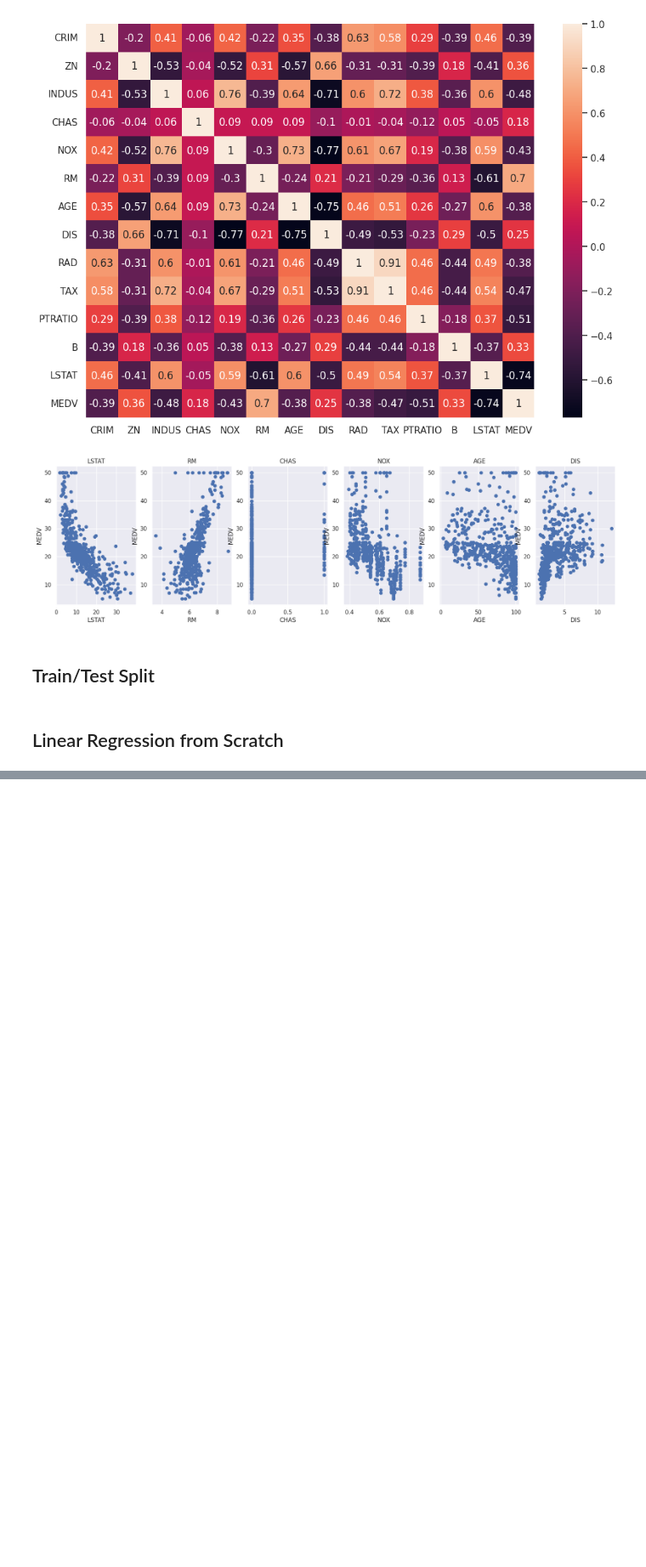
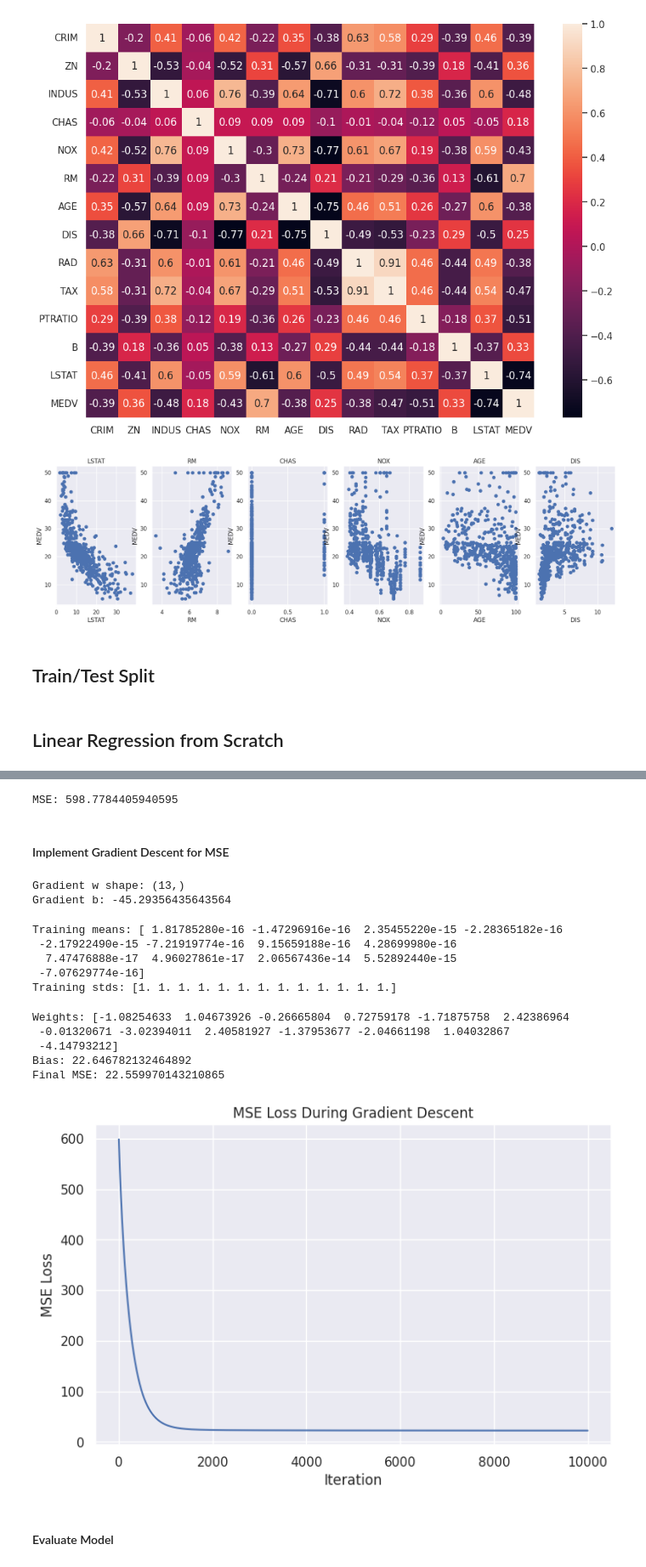
Before and after one commit to shrutig10/ml-algorithms-from-scratch, a Jupyter notebook: linear_regression/linear_regression.ipynb, the cells around one changed output, grey strips where cells are left out. Shown at 85% size. Saved outputs shown, nothing was run; the diff lists cells and outputs as text; code cells hidden in the pictures; blank space fills up the shorter version.

```diff
--- a/linear_regression/linear_regression.ipynb
+++ b/linear_regression/linear_regression.ipynb
@@ -149,0 +154,33 @@ b: 0.0
+# %%
+def mse_loss(y_true, y_pred):
+    return np.mean((y_pred - y_true) ** 2)
+
+# Test the MSE loss function
+
+loss = mse_loss(y_train, y_pred)
+
+print("MSE:", loss)
+# %% [output]
+MSE: 598.7784405940595
+# %% [markdown]
+#### Implement Gradient Descent for MSE
+# %%
+# Calculates the gradient of the mean squared error loss with respect to the weights and bias
+
+def mse_gradient(X, y_true, y_pred):
+    n = len(y_true)
+
+    error = y_pred - y_true
+
+    grad_w = (2 / n) * (X.T @ error)
+    grad_b = (2 / n) * np.sum(error)
+
+    return grad_w, grad_b
+
+grad_w, grad_b = mse_gradient(X_train, y_train, y_pred)
+
+print("Gradient w shape:", grad_w.shape)
+print("Gradient b:", grad_b)
+# %% [output]
+Gradient w shape: (13,)
+Gradient b: -45.29356435643564
@@ -149,0 +212,46 @@ b: 0.0
+# %%
+# Standardize Features (Avoids blowing up the gradients)
+
+X_mean = np.mean(X_train, axis=0)
+X_std = np.std(X_train, axis=0)
+
+X_train_scaled = (X_train - X_mean) / X_std
+X_test_scaled = (X_test - X_mean) / X_std
+
+print("Training means:", np.mean(X_train_scaled, axis=0))
+print("Training stds:", np.std(X_train_scaled, axis=0))
+# %% [output]
+Training means: [ 1.81785280e-16 -1.47296916e-16  2.35455220e-15 -2.28365182e-16
+ -2.17922490e-15 -7.21919774e-16  9.15659188e-16  4.28699980e-16
+  7.47476888e-17  4.96027861e-17  2.06567436e-14  5.52892440e-15
+ -7.07629774e-16]
+Training stds: [1. 1. 1. 1. 1. 1. 1. 1. 1. 1. 1. 1. 1.]
+# %%
+# Run training loop for MSE loss
+
+w_mse, b_mse, mse_history = train_mse(
+    X_train_scaled,
+    y_train,
+    learning_rate=0.001,
+    n_iters=10000
+)
+
+print("Weights:", w_mse)
+print("Bias:", b_mse)
+print("Final MSE:", mse_history[-1])
+
+plt.figure(figsize=(8, 5))
+plt.plot(mse_history)
+plt.xlabel("Iteration")
+plt.ylabel("MSE Loss")
+plt.title("MSE Loss During Gradient Descent")
+plt.show()
+# %% [output]
+Weights: [-1.08254633  1.04673926 -0.26665804  0.72759178 -1.71875758  2.42386964
+ -0.01320671 -3.02394011  2.40581927 -1.37953677 -2.04661198  1.04032867
+ -4.14793212]
+Bias: 22.646782132464892
+Final MSE: 22.559970143210865
+[figure, added]
+# %% [markdown]
+#### Evaluate Model
```
Also changed, not shown: parts of 16 cells of this notebook.
